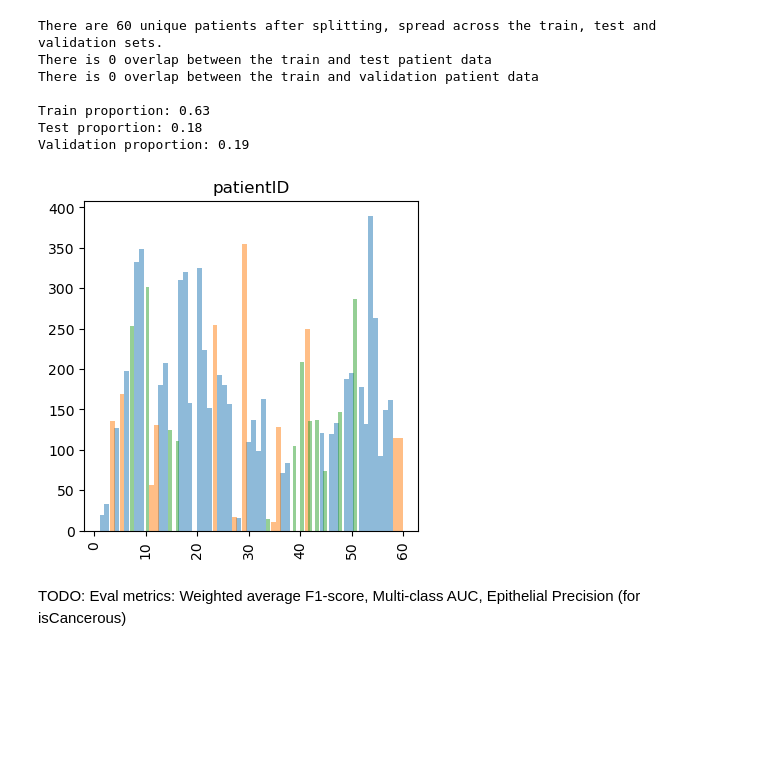
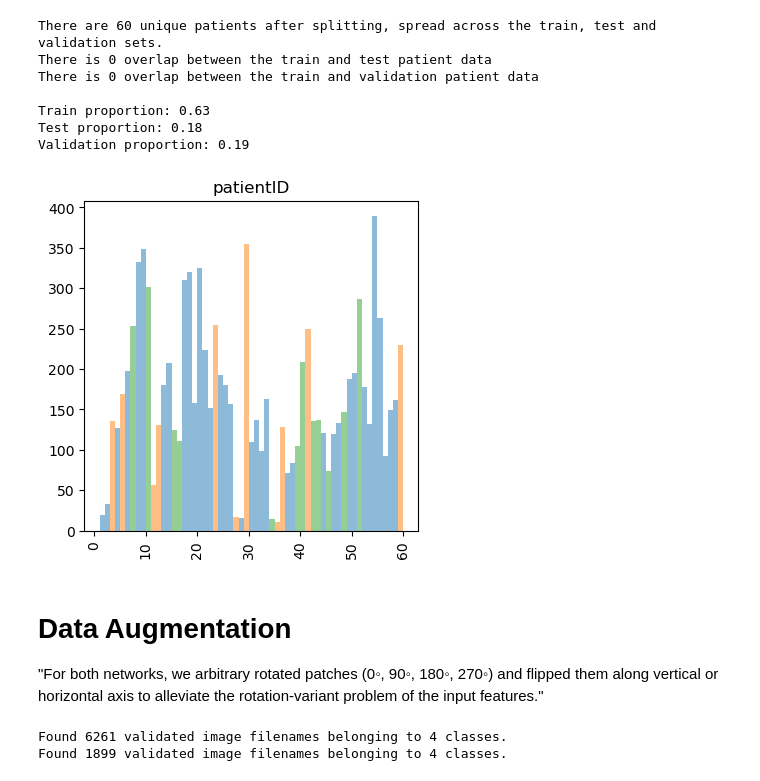
Before and after one commit to Keen2Kode/Machine-Learning, a Jupyter notebook: assignment_2.ipynb, the cells around one changed output. Saved outputs shown, nothing was run; the diff lists cells and outputs as text; code cells hidden in the pictures; blank space fills up the shorter version.

Commit message:
updated data augmentation techniques

```diff
--- a/assignment_2.ipynb
+++ b/assignment_2.ipynb
@@ -202,14 +216,14 @@ Validation proportion: 0.19
 # %%
 plt.figure(figsize=(25,30))
 plt.subplot(6,5,1)
-plt.hist(train_data['patientID'], bins = patients, alpha=0.5)
-plt.hist(test_data['patientID'], bins = patients, alpha=0.5)
-plt.hist(val_data['patientID'], bins = patients, alpha=0.5)
+plt.hist(train_data['patientID'], bins = all_patients, alpha=0.5)
+plt.hist(test_data['patientID'], bins = all_patients, alpha=0.5)
+plt.hist(val_data['patientID'], bins = all_patients, alpha=0.5)
 plt.title('patientID')
 plt.xticks(rotation='vertical')
 print()
 # %% [output]
-[figure, old version]
+[figure, new version]
-# %% [markdown]
-TODO:
-Eval metrics: Weighted average F1-score, Multi-class AUC, Epithelial Precision (for isCancerous)
+# %% [markdown]
+# Data Augmentation
+"For both networks, we arbitrary rotated patches (0◦, 90◦, 180◦, 270◦) and flipped them along vertical or horizontal axis to alleviate the rotation-variant problem of the input features."
@@ -215,0 +246,39 @@ Eval metrics: Weighted average F1-score, Multi-class AUC, Epithelial Precision (
+# %%
+
+train_datagen = ImageDataGenerator(
+    rescale=1./255,
+    data_format='channels_last',
+    rotation_range=90,
+    horizontal_flip=True,
+    vertical_flip=True,
+#     preprocessing_function=lambda x: perturb_color(x)
+)
+
+val_datagen = ImageDataGenerator(
+    rescale=1./255,
+    data_format='channels_last'
+)
+
+train_generator = train_datagen.flow_from_dataframe(
+        dataframe=train_data,
+        directory='Image_classification_data/patch_images',
+        x_col="ImageName",
+        y_col="cellTypeName",
+        target_size=(27, 27),
+        # avoid overfitting with lower batch size
+        batch_size=32,
+        class_mode='categorical'
+)
+
+val_generator = val_datagen.flow_from_dataframe(
+        dataframe=val_data,
+        directory='Image_classification_data/patch_images',
+        x_col="ImageName",
+        y_col="cellTypeName",
+        target_size=(27, 27),
+        batch_size=32,
+        class_mode='categorical'
+)
+# %% [output]
+Found 6261 validated image filenames belonging to 4 classes.
+Found 1899 validated image filenames belonging to 4 classes.
```
Also changed, not shown: parts of 17 cells of this notebook.
